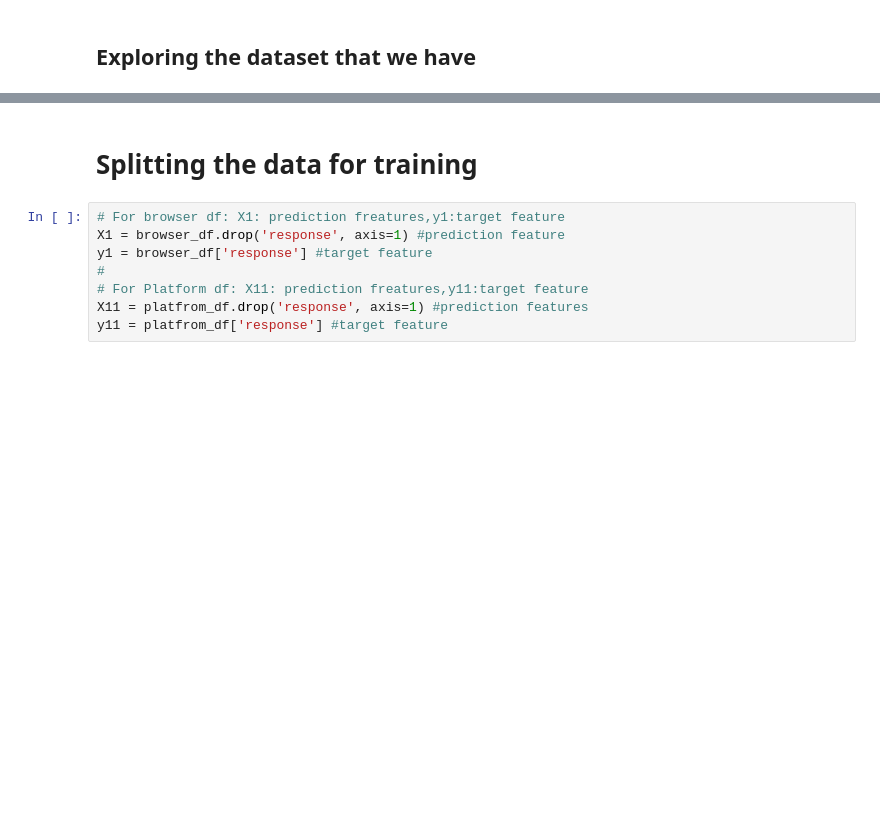
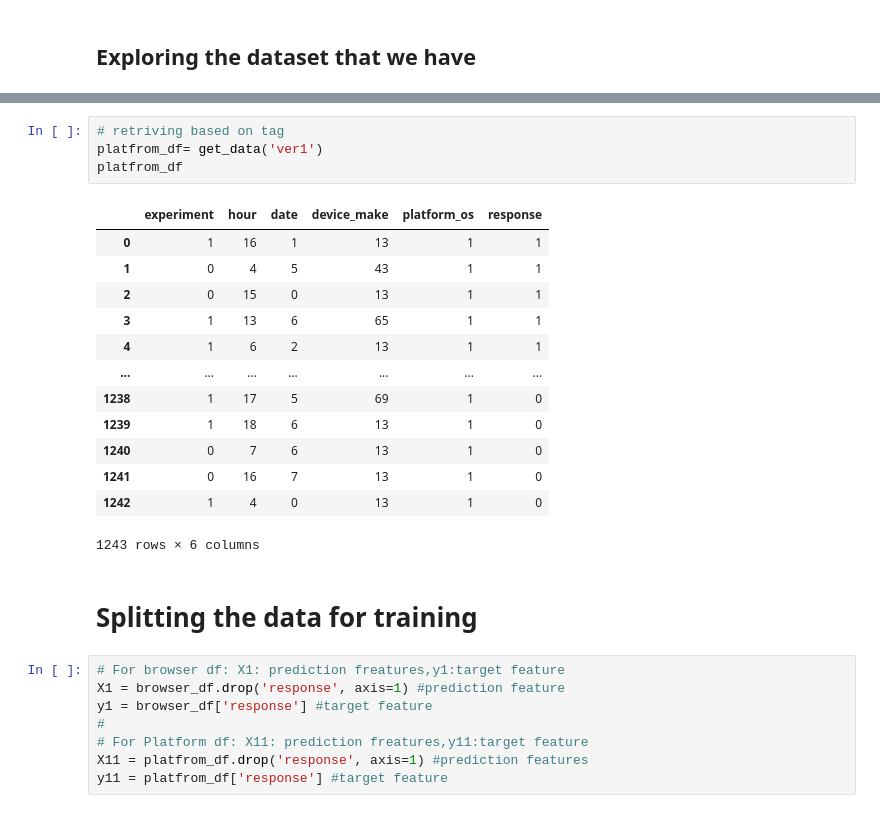
Before and after one commit to Group-6-10Academy/smart_ad_ABtesting, a Jupyter notebook: notebooks/ml_modelling.ipynb, the cells around one changed output, grey strips where cells are left out. Cells and saved outputs as stored; diff of their text form; blank space fills up the shorter version.

```diff
--- a/notebooks/ml_modelling.ipynb
+++ b/notebooks/ml_modelling.ipynb
@@ -126,3 +148,21 @@ style="float:left;margin-right:10px;">
+# %%
+# retriving based on tag
+platfrom_df= get_data('ver1')
+platfrom_df
+# %% [output]
+|  | experiment | hour | date | device_make | platform_os | response |
+| 0 | 1 | 16 | 1 | 13 | 1 | 1 |
+| 1 | 0 | 4 | 5 | 43 | 1 | 1 |
+| 2 | 0 | 15 | 0 | 13 | 1 | 1 |
+| 3 | 1 | 13 | 6 | 65 | 1 | 1 |
+| 4 | 1 | 6 | 2 | 13 | 1 | 1 |
+| ... | ... | ... | ... | ... | ... | ... |
+| 1238 | 1 | 17 | 5 | 69 | 1 | 0 |
+| 1239 | 1 | 18 | 6 | 13 | 1 | 0 |
+| 1240 | 0 | 7 | 6 | 13 | 1 | 0 |
+| 1241 | 0 | 16 | 7 | 13 | 1 | 0 |
+| 1242 | 1 | 4 | 0 | 13 | 1 | 0 |
+1243 rows × 6 columns
 # %% [markdown]
 # Splitting the data for training
 # %%
```
Also changed, not shown: parts of 15 cells of this notebook, 1 other file.
